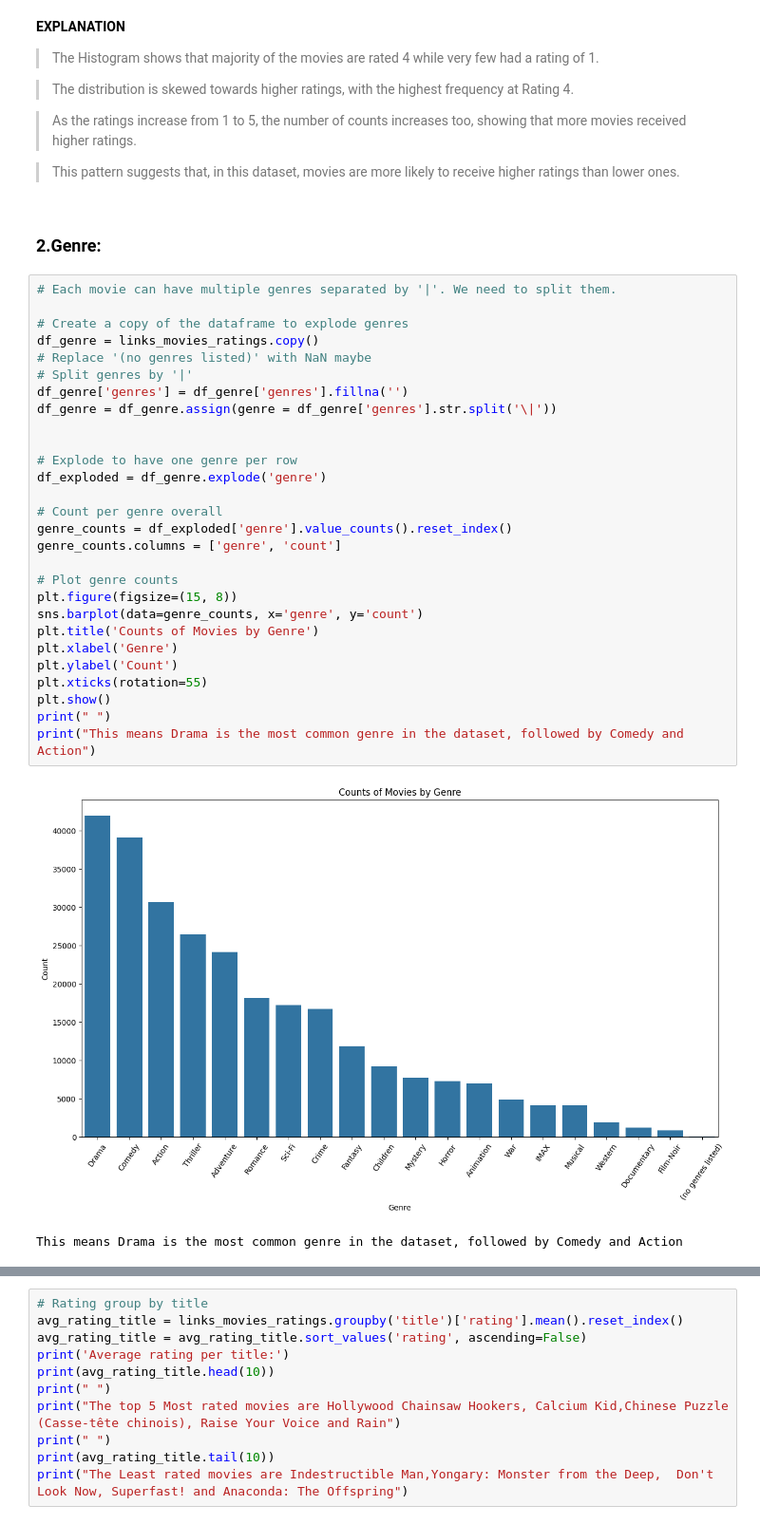
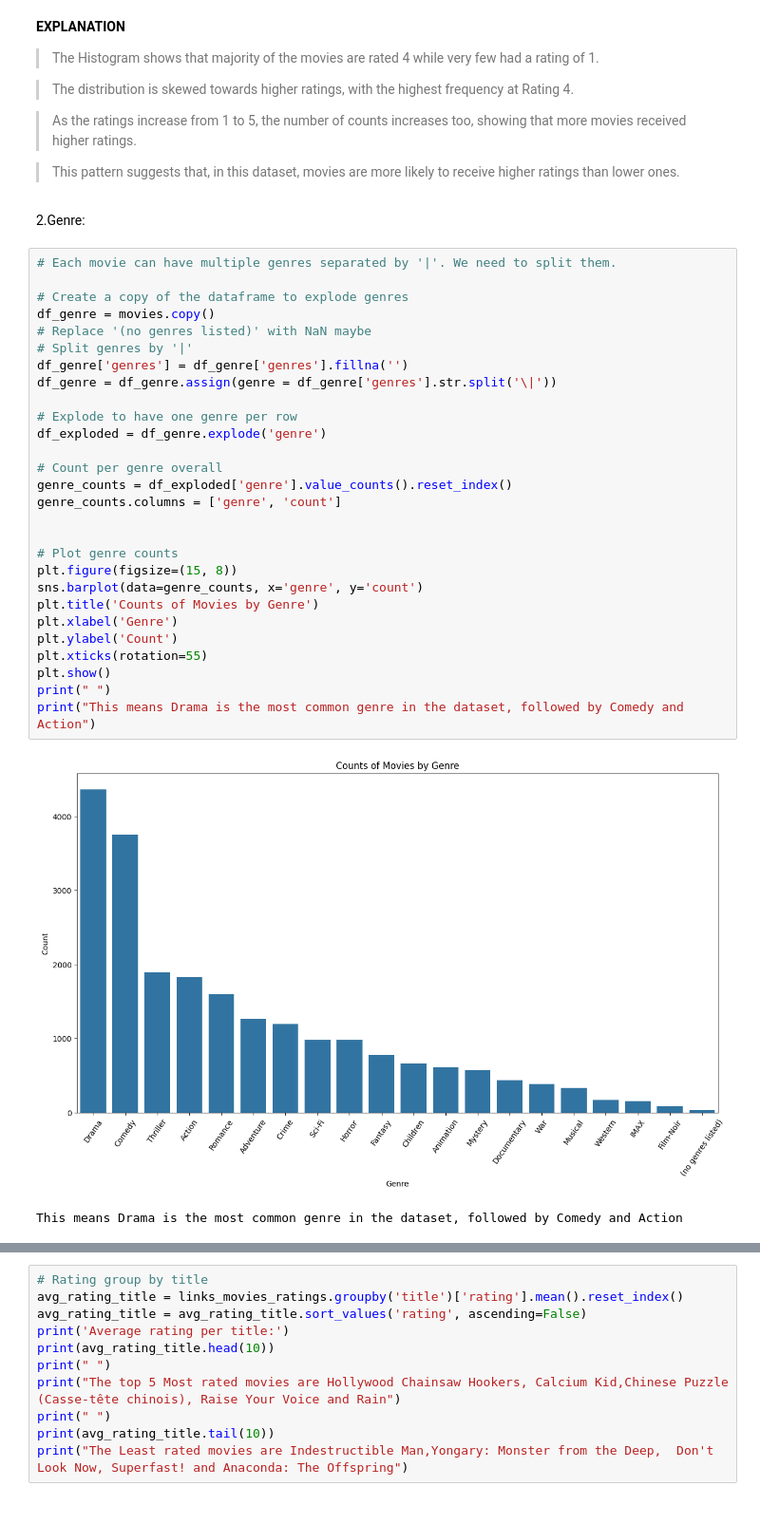
Before and after one commit to MuiruriVivian/RECOMMENDER-SYSTEM---PHASE-4-PROJECT, a Jupyter notebook: vivian.ipynb, the cells around one changed output, grey strips where cells are left out. Shown at 95% size. Drawn from its saved outputs; the diff is of its cells as text.

```diff
--- a/vivian1.ipynb
+++ b/vivian.ipynb
@@ -218,36 +227,36 @@ plt.show()
 
 
 > This pattern suggests that, in this dataset, movies are more likely to receive higher ratings than lower ones.
-# %% [markdown]
-### 2.Genre:
+# %% [markdown]
+2.Genre:
 # %%
 # Each movie can have multiple genres separated by '|'. We need to split them.
 
 # Create a copy of the dataframe to explode genres
-df_genre = links_movies_ratings.copy()
+df_genre = movies.copy()
 # Replace '(no genres listed)' with NaN maybe
 # Split genres by '|'
 df_genre['genres'] = df_genre['genres'].fillna('')
 df_genre = df_genre.assign(genre = df_genre['genres'].str.split('\|'))
-
 
 # Explode to have one genre per row
 df_exploded = df_genre.explode('genre')
 
 # Count per genre overall
 genre_counts = df_exploded['genre'].value_counts().reset_index()
 genre_counts.columns = ['genre', 'count']
+
 
 # Plot genre counts
 plt.figure(figsize=(15, 8))
 sns.barplot(data=genre_counts, x='genre', y='count')
 plt.title('Counts of Movies by Genre')
 plt.xlabel('Genre')
 plt.ylabel('Count')
 plt.xticks(rotation=55)
 plt.show()
 print(" ")
 print("This means Drama is the most common genre in the dataset, followed by Comedy and Action")
 # %% [output]
-[figure, old version]
+[figure, new version]
 This means Drama is the most common genre in the dataset, followed by Comedy and Action
```
Also changed, not shown: parts of 23 cells of this notebook, 1 other file.
